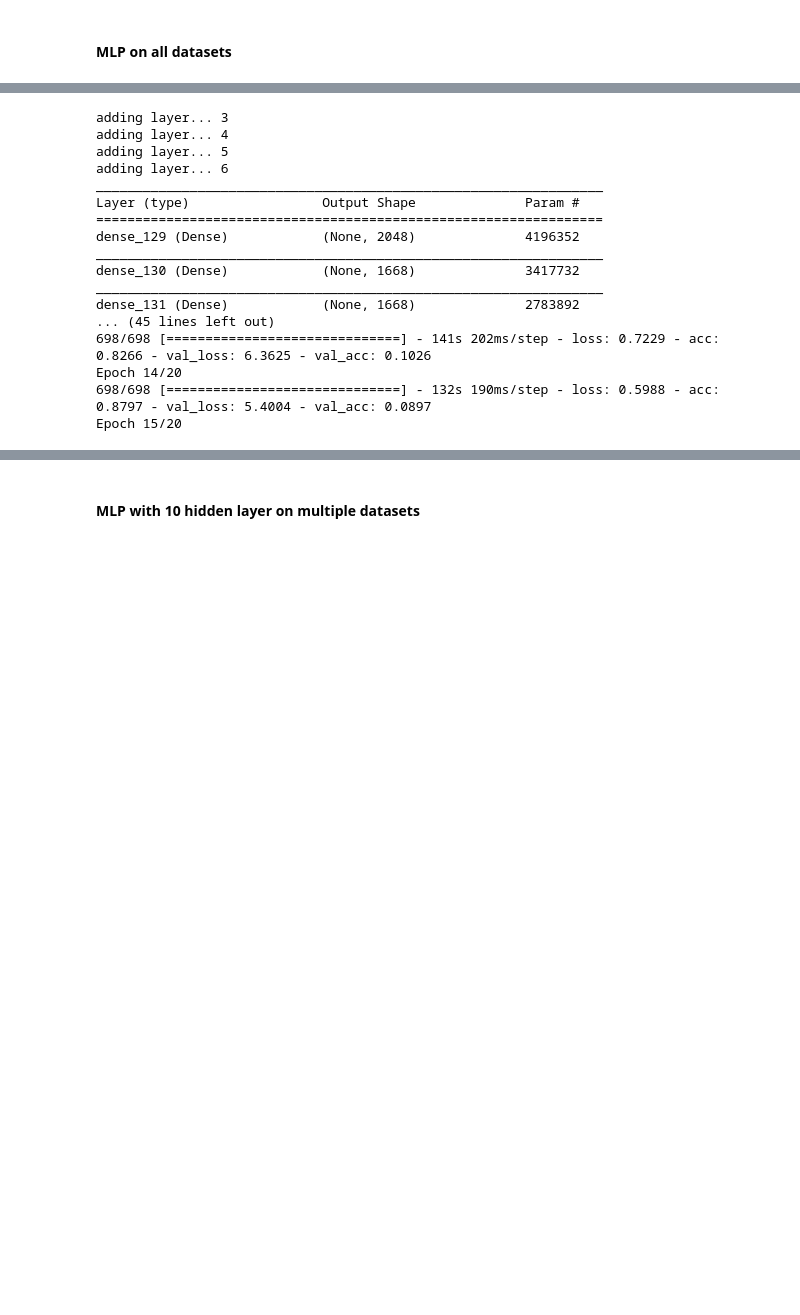
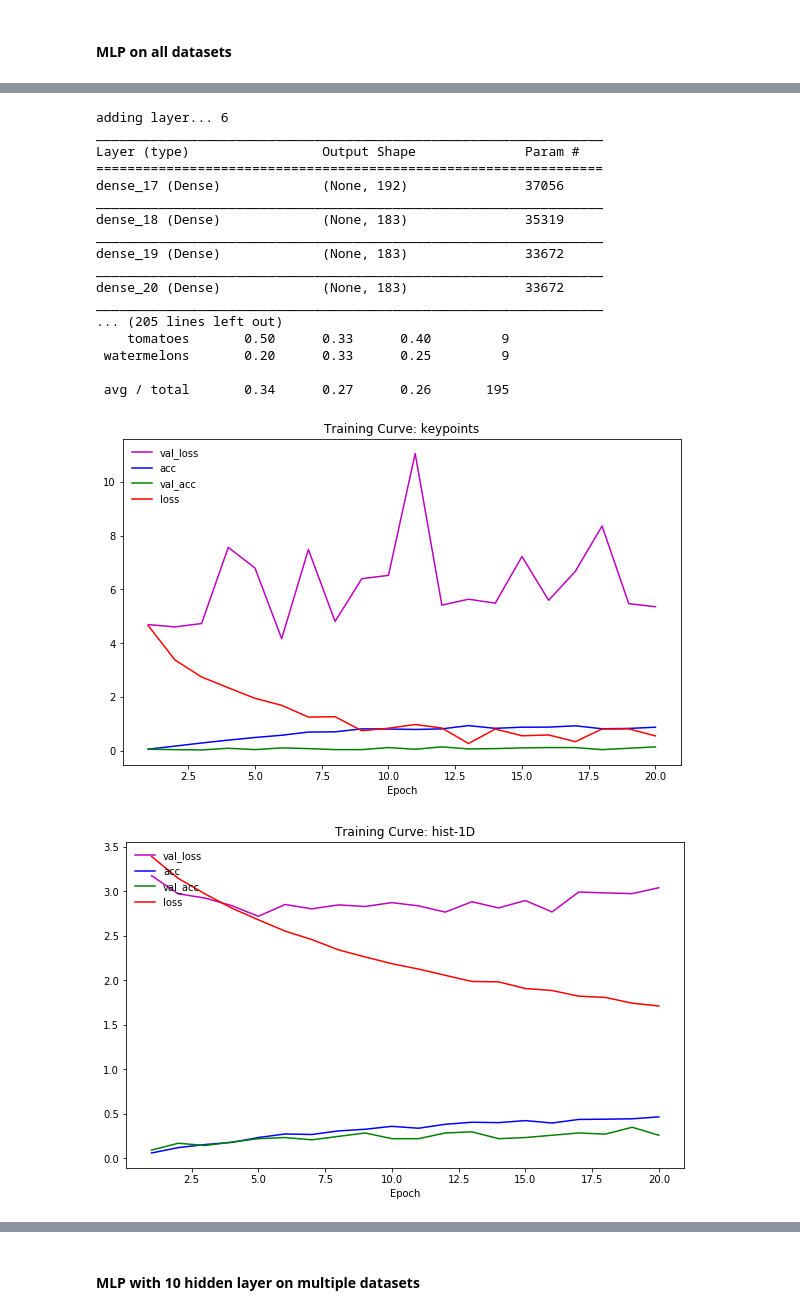
Before and after one commit to dzenanh/ML, a Jupyter notebook: ML-exer3.ipynb, the cells around one changed output, grey strips where cells are left out. Cells and saved outputs as stored; diff of their text form; code cells hidden in the pictures; blank space fills up the shorter version.

```diff
--- a/ML-exer3.ipynb
+++ b/ML-exer3.ipynb
@@ -656,8 +654,8 @@ Layer (type)                 Output Shape              Param #
 # %%
 
 # these are our feature sets; we will use each of them individually to train classifiers
-trainingSets = [data, data_feature_vectors, preprocessed_image_BOV, dataOpenCV_1D, dataOpenCV_2D, dataOpenCV_3D]
-trainingSetNames = ["simple-hist","keypoints","BOW","hist-1D","hist-2D","hist-3D"]
+trainingSets = [data_feature_vectors, dataOpenCV_1D, dataOpenCV_2D]
+trainingSetNames = ["keypoints","hist-1D","hist-2D"]
 
 #trainingSets = [preprocessed_image_BOV, dataOpenCV_3D]
 #trainingSetNames = ["BOVW","hist-3D"]
@@ -728,17 +726,19 @@ adding layer... 2
-adding layer... 3
-adding layer... 4
-adding layer... 5
 adding layer... 6
 _________________________________________________________________
 Layer (type)                 Output Shape              Param #
 =================================================================
-dense_129 (Dense)            (None, 2048)              4196352
+dense_17 (Dense)             (None, 192)               37056
 _________________________________________________________________
-dense_130 (Dense)            (None, 1668)              3417732
+dense_18 (Dense)             (None, 183)               35319
 _________________________________________________________________
-dense_131 (Dense)            (None, 1668)              2783892
-... (45 lines left out)
-698/698 [==============================] - 141s 202ms/step - loss: 0.7229 - acc: 0.8266 - val_loss: 6.3625 - val_acc: 0.1026
-Epoch 14/20
-698/698 [==============================] - 132s 190ms/step - loss: 0.5988 - acc: 0.8797 - val_loss: 5.4004 - val_acc: 0.0897
-Epoch 15/20
+dense_19 (Dense)             (None, 183)               33672
+_________________________________________________________________
+dense_20 (Dense)             (None, 183)               33672
+_________________________________________________________________
+... (205 lines left out)
+    tomatoes       0.50      0.33      0.40         9
+ watermelons       0.20      0.33      0.25         9
+
+ avg / total       0.34      0.27      0.26       195
+[figure, added]
+[figure, added]
```
Also changed, not shown: parts of 5 cells of this notebook.
